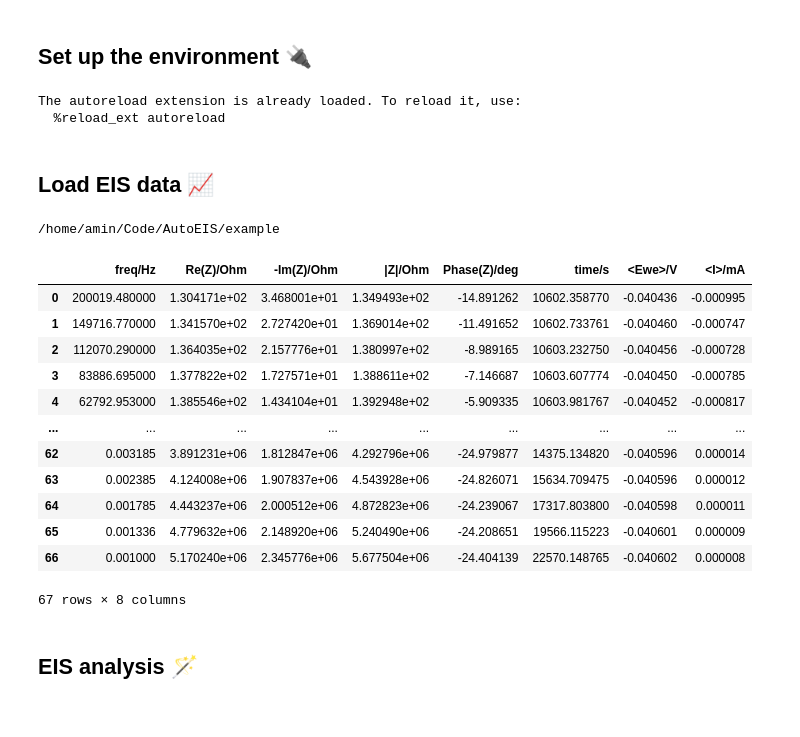
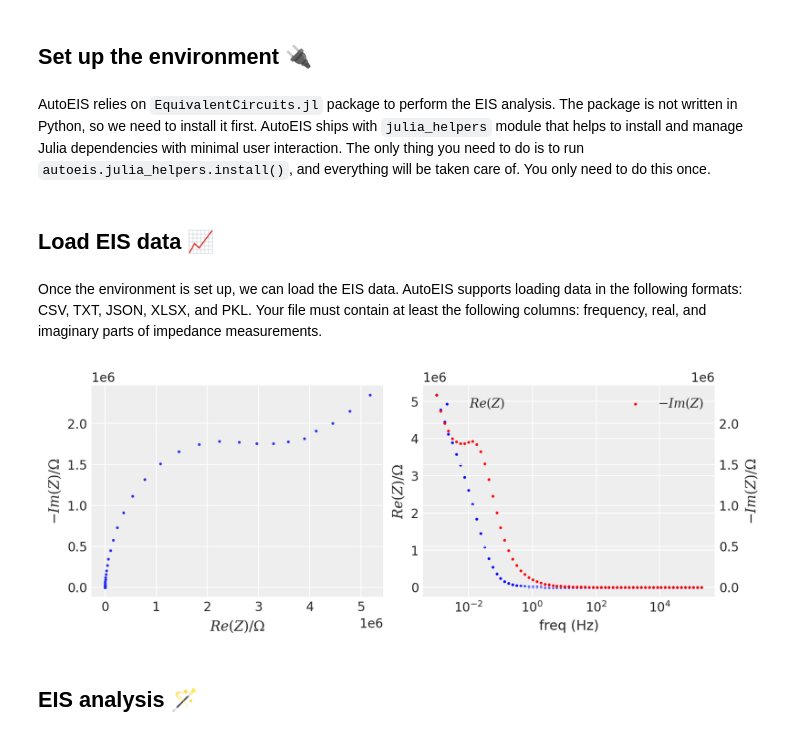
Before and after one commit to AUTODIAL/AutoEIS, a Jupyter notebook: examples/demo_brief.ipynb, the cells around one changed output. Drawn from its saved outputs; the diff is of its cells as text; code cells hidden in the pictures.

```diff
--- a/examples/demo_brief.ipynb
+++ b/examples/demo_brief.ipynb
@@ -2,8 +2,10 @@
 # EIS Anlaysis Board 🧮
 # %% [markdown]
 ## Set up the environment 🔌
+# %% [markdown]
+AutoEIS relies on `EquivalentCircuits.jl` package to perform the EIS analysis. The package is not written in Python, so we need to install it first. AutoEIS ships with `julia_helpers` module that helps to install and manage Julia dependencies with minimal user interaction. The only thing you need to do is to run `autoeis.julia_helpers.install()`, and everything will be taken care of. You only need to do this once.
 # %%
-%load_ext autoreload
+%reload_ext autoreload
 %autoreload 2
 %config InlineBackend.figure_format = 'retina'
 
@@ -11,46 +13,31 @@ import numpy as np
 import autoeis as ae
 from autoeis import julia_helpers
 
-ae.visualization.set_plotting_style()
+ae.visualization.set_plot_style()
 
-PATH_TESTDATA = "testdata.txt"
+PATH_TESTDATA = "assets/test_data.csv"
 PATH_EXPORT = "results"
 
-# If Julia executable not in PATH, add it here
-# julia_path = "/home/amin/.juliaup/bin"
-# julia_helpers.add_julia_to_PATH(julia_path)
+# If Julia executable not in PATH, add it here (not needed if you use `juliaup` to install Julia)
+# julia_helpers.add_julia_to_PATH(PATH_TO_JULIA_BIN_DIR)
 
 # Uncomment this line if you are running the code for the first time
-# julia_helpers.install(quiet=False)
+# julia_helpers.install()
-# %% [output]
-The autoreload extension is already loaded. To reload it, use:
-  %reload_ext autoreload
 # %% [markdown]
 ## Load EIS data 📈
+# %% [markdown]
+Once the environment is set up, we can load the EIS data. AutoEIS supports loading data in the following formats: CSV, TXT, JSON, XLSX, and PKL. Your file must contain at least the following columns: frequency, real, and imaginary parts of impedance measurements.
 # %%
-%cd example
-df = ae.load_eis_data(PATH_TESTDATA)
+df = ae.io.load_eis_data(PATH_TESTDATA)
 
-frequencies = np.array(df["freq/Hz"]).astype(float)
+freq = np.array(df["freq/Hz"]).astype(float)
 reals = np.array(df["Re(Z)/Ohm"]).astype(float)
 imags = -np.array(df["-Im(Z)/Ohm"]).astype(float)
 
-impedance = reals + imags*1j
-df
+Z = reals + imags*1j
+
+ae.visualization.plot_impedance(Z, freq);
 # %% [output]
-/home/amin/Code/AutoEIS/example
-|  | freq/Hz | Re(Z)/Ohm | -Im(Z)/Ohm | |Z|/Ohm | Phase(Z)/deg | time/s | <Ewe>/V | <I>/mA |
-| 0 | 200019.480000 | 1.304171e+02 | 3.468001e+01 | 1.349493e+02 | -14.891262 | 10602.358770 | -0.040436 | -0.000995 |
-| 1 | 149716.770000 | 1.341570e+02 | 2.727420e+01 | 1.369014e+02 | -11.491652 | 10602.733761 | -0.040460 | -0.000747 |
-| 2 | 112070.290000 | 1.364035e+02 | 2.157776e+01 | 1.380997e+02 | -8.989165 | 10603.232750 | -0.040456 | -0.000728 |
-| 3 | 83886.695000 | 1.377822e+02 | 1.727571e+01 | 1.388611e+02 | -7.146687 | 10603.607774 | -0.040450 | -0.000785 |
-| 4 | 62792.953000 | 1.385546e+02 | 1.434104e+01 | 1.392948e+02 | -5.909335 | 10603.981767 | -0.040452 | -0.000817 |
-| ... | ... | ... | ... | ... | ... | ... | ... | ... |
-| 62 | 0.003185 | 3.891231e+06 | 1.812847e+06 | 4.292796e+06 | -24.979877 | 14375.134820 | -0.040596 | 0.000014 |
-| 63 | 0.002385 | 4.124008e+06 | 1.907837e+06 | 4.543928e+06 | -24.826071 | 15634.709475 | -0.040596 | 0.000012 |
-| 64 | 0.001785 | 4.443237e+06 | 2.000512e+06 | 4.872823e+06 | -24.239067 | 17317.803800 | -0.040598 | 0.000011 |
-| 65 | 0.001336 | 4.779632e+06 | 2.148920e+06 | 5.240490e+06 | -24.208651 | 19566.115223 | -0.040601 | 0.000009 |
-| 66 | 0.001000 | 5.170240e+06 | 2.345776e+06 | 5.677504e+06 | -24.404139 | 22570.148765 | -0.040602 | 0.000008 |
-67 rows × 8 columns
+[figure, added]
 # %% [markdown]
 ## EIS analysis 🪄
```
Also changed, not shown: parts of 3 cells of this notebook.
